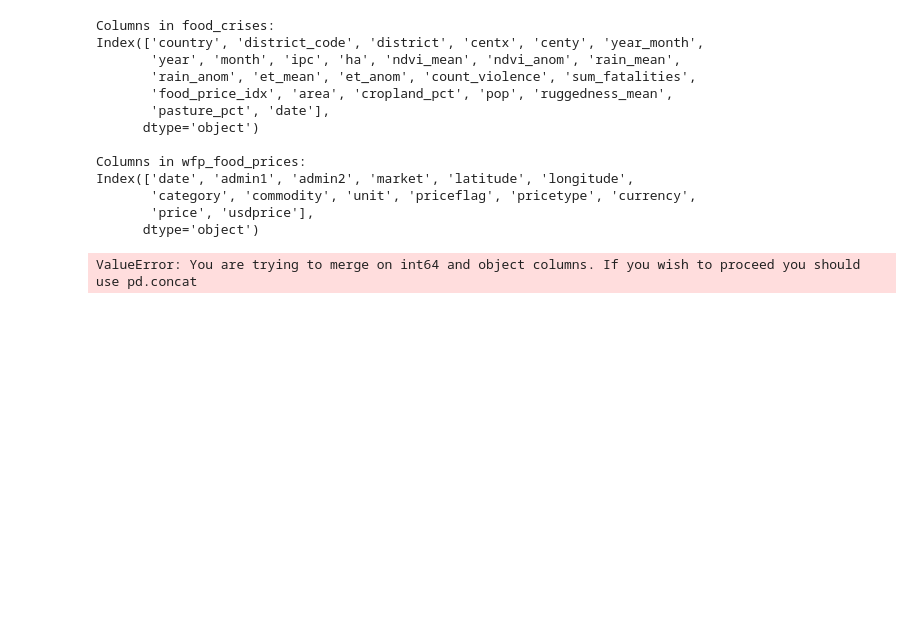
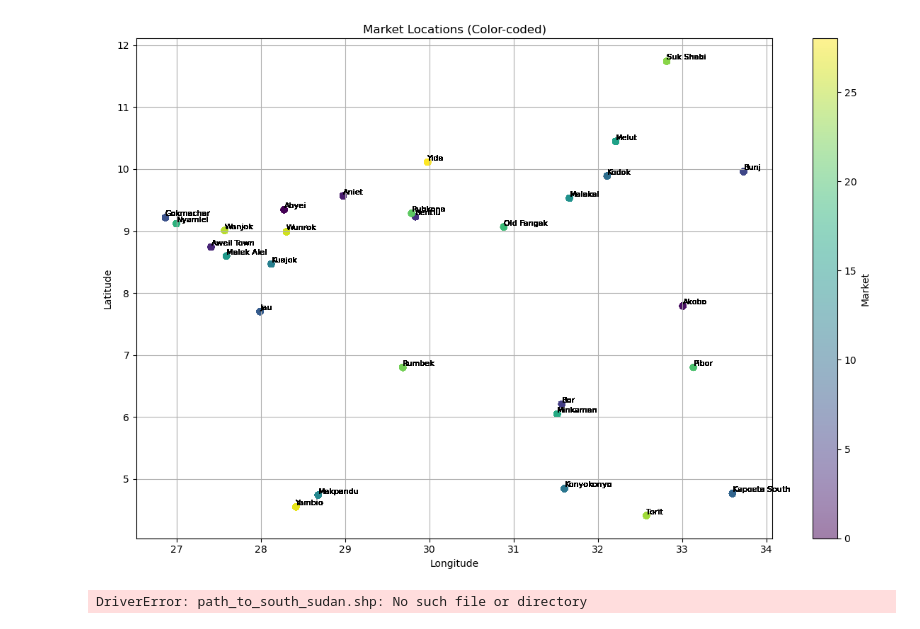
Before and after one commit to Joeryy/JBG060-DC3-23-24-group-2, a Jupyter notebook: patra_food_idx.ipynb, the cells around one changed output. Cells and saved outputs as stored; diff of their text form; code cells hidden in the pictures; blank space fills up the shorter version.

```diff
--- a/patra_food_idx.ipynb
+++ b/patra_food_idx.ipynb
@@ -115,20 +108,0 @@ KeyError: 'admin1'
-# %%
-print("Columns in food_crises:")
-print(food_crises.columns)
-
-print("\nColumns in wfp_food_prices:")
-print(wfp_food_prices.columns)
-# %% [output]
-Columns in food_crises:
-Index(['country', 'district_code', 'district', 'centx', 'centy', 'year_month',
-       'year', 'month', 'ipc', 'ha', 'ndvi_mean', 'ndvi_anom', 'rain_mean',
-       'rain_anom', 'et_mean', 'et_anom', 'count_violence', 'sum_fatalities',
-       'food_price_idx', 'area', 'cropland_pct', 'pop', 'ruggedness_mean',
-       'pasture_pct', 'date'],
-      dtype='object')
-
-Columns in wfp_food_prices:
-Index(['date', 'admin1', 'admin2', 'market', 'latitude', 'longitude',
-       'category', 'commodity', 'unit', 'priceflag', 'pricetype', 'currency',
-       'price', 'usdprice'],
-      dtype='object')
@@ -144,21 +109,35 @@ merged_data = pd.merge(food_crises, wfp_food_prices, left_on='district', right_o
-# %%
-import pandas as pd
-import folium
-
-# Merge the datasets based on common columns (admin1 and admin2)
-merged_data = pd.merge(food_crises, wfp_food_prices, left_on=['district_code'], right_on=['admin2'])
-
-# Create a map centered around South Sudan
-m = folium.Map(location=[6.877, 31.307], zoom_start=7)
-
-# Iterate through the merged data and add markers for each district
-for idx, row in merged_data.iterrows():
-    folium.Marker(
-        location=[row['latitude'], row['longitude']],
-        popup=f"District: {row['district_x']}<br>Food Price Index: {row['food_price_idx']}",
-    ).add_to(m)
-
-# Display the map
-m.save('food_price_index_map.html')
-# %% [output]
-ValueError: You are trying to merge on int64 and object columns. If you wish to proceed you should use pd.concat
+# %%
+import pandas as pd
+import matplotlib.pyplot as plt
+import numpy as np
+
+# Load the dataset
+df = pd.read_csv('data/wfp_food_prices_ssd.csv')
+
+# Filter out rows with NaN or infinite values in longitude and latitude
+df = df[np.isfinite(df['longitude']) & np.isfinite(df['latitude'])]
+
+# Create a scatter plot of longitude and latitude points, grouped by market with labels
+plt.figure(figsize=(12, 8))
+scatter = plt.scatter(df['longitude'], df['latitude'], c=df['market'].astype('category').cat.codes, cmap='viridis', alpha=0.5)
+plt.xlabel('Longitude')
+plt.ylabel('Latitude')
+plt.title('Market Locations (Color-coded)')
+plt.colorbar(label='Market')
+plt.grid(True)
+
+# Add labels for market names
+for i, row in df.iterrows():
+    plt.text(row['longitude'], row['latitude'], row['market'], fontsize=8, alpha=0.7, ha='left', va='bottom')
+
+plt.tight_layout()
+plt.show()
+# %% [output]
+[figure, added]
+# %%
+import geopandas as gpd
+
+# Load the South Sudan shapefile
+south_sudan = gpd.read_file('path_to_south_sudan.shp')
+# %% [output]
+DriverError: path_to_south_sudan.shp: No such file or directory
```
Also changed, not shown: parts of 12 cells of this notebook, 2 other files.
